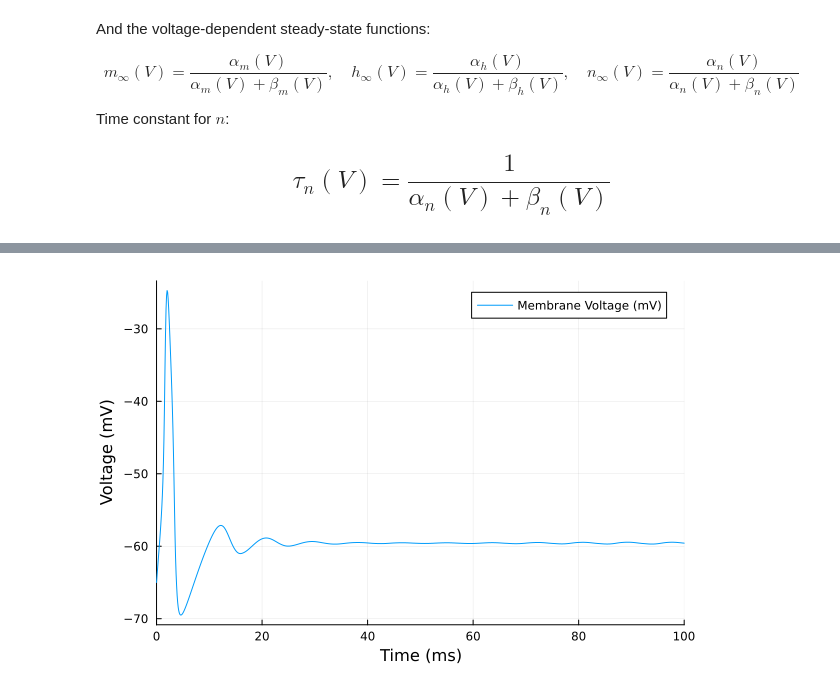
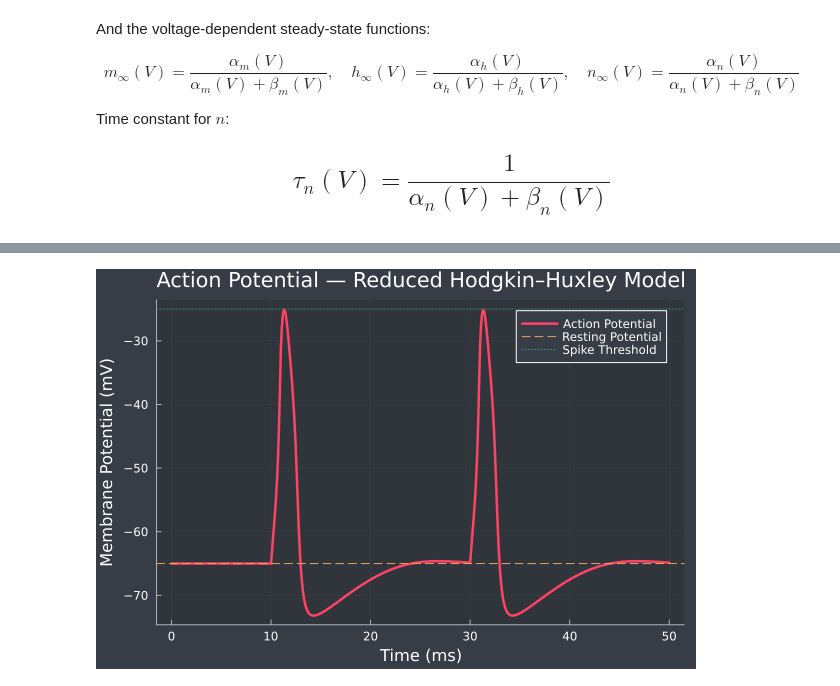
Before and after one commit to Nirbhay0007/Neural_Spiking_Dynamics, a Jupyter notebook: Phase2_Simulator_Build.ipynb, the cells around one changed output, grey strips where cells are left out. Drawn from its saved outputs; the diff is of its cells as text; code cells hidden in the pictures.

```diff
--- a/Phase2_Simulator_Build.ipynb
+++ b/Phase2_Simulator_Build.ipynb
@@ -78,13 +78,15 @@ using DifferentialEquations, Plots
 ### Mission Parameters
 * These are not simple parameter these are calculated experimentaly by Alan Hodgkin and Andrew Huxley, using voltage-clamp experiments.
 # %%
+# Hodgkin-Huxley Model Parameters (Global Constants - Float64)
 
-Cm = 1.0        # μF/cm^2
-g_Na = 120.0    # mS/cm^2
-g_K = 36.0      # mS/cm^2
-g_L = 0.3       # mS/cm^2
-E_Na = 50.0     # mV
-E_K = -77.0     # mV
-E_L = -54.387   # mV
-I_ext = 5.0 # μA/cm^2
+# Physical Constants
+const Cm   = 1.0        # μF/cm^2
+const g_Na = 120.0      # mS/cm^2
+const g_K  = 36.0       # mS/cm^2
+const g_L  = 0.3        # mS/cm^2
+
+const E_Na = 50.0       # mV
+const E_K  = -77.0      # mV
+const E_L  = -54.387    # mV
 # %% [output]
@@ -341,3 +347,0 @@ tau_n (generic function with 1 method)
-# %%
-
-p = [Cm, g_Na, g_K, g_L, E_Na, E_K, E_L, I_ext]
@@ -353,0 +348,9 @@ p = [Cm, g_Na, g_K, g_L, E_Na, E_K, E_L, I_ext]
+# %%
+# External Stimulus: Two square pulses of 20 µA/cm² between 10-11ms and 30-31ms
+function Stimulus(t)
+    if (t >= 10.0 && t < 11.0) || (t >= 30.0 && t < 31.0)
+        return 20.0
+    else
+        return 0.0
+    end
+end
@@ -414,5 +419,17 @@ using Plots
-# %%
-# Plot the results
-plot(sol, vars=(0, 1), label="Membrane Voltage (mV)", xlabel="Time (ms)", ylabel="Voltage (mV)")
-# %% [output]
-[figure, removed]
+# %%
+theme(:dark)
+
+plot(
+    df.t, df.V,
+    xlabel = "Time (ms)",
+    ylabel = "Membrane Potential (mV)",
+    label = "Action Potential",
+    legend = :topright,
+    linewidth = 2.5,
+    title = "Action Potential — Reduced Hodgkin–Huxley Model"
+)
+
+hline!([-65], linestyle=:dash, label="Resting Potential")
+hline!([-25], linestyle=:dot, label="Spike Threshold")
+# %% [output]
+[figure, added]
```
Also changed, not shown: parts of 15 cells of this notebook, 5 other files.
